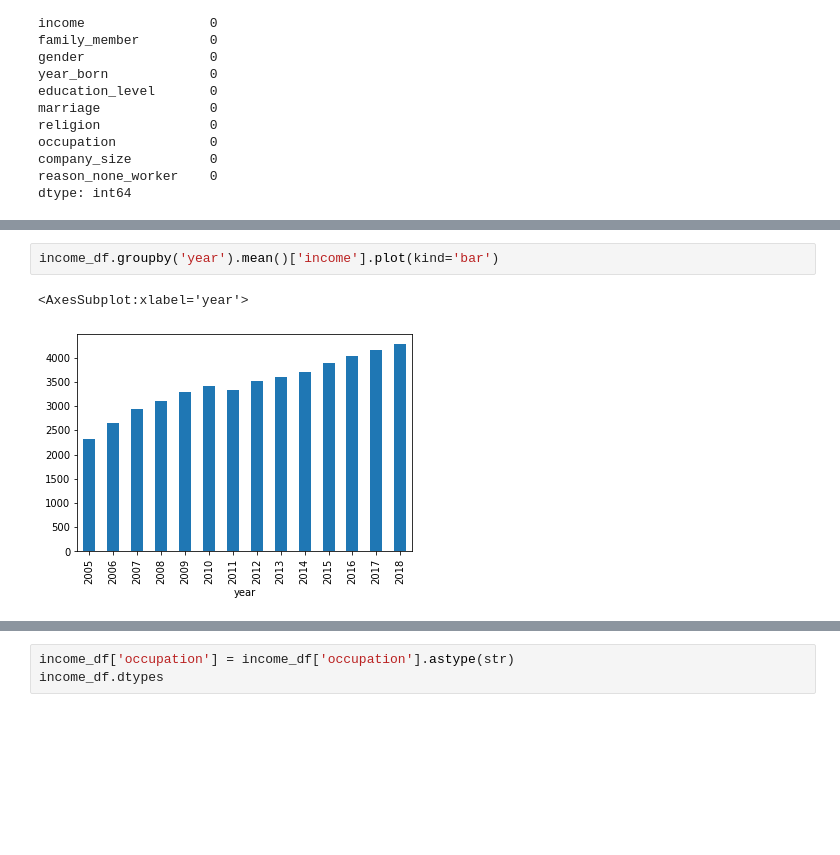
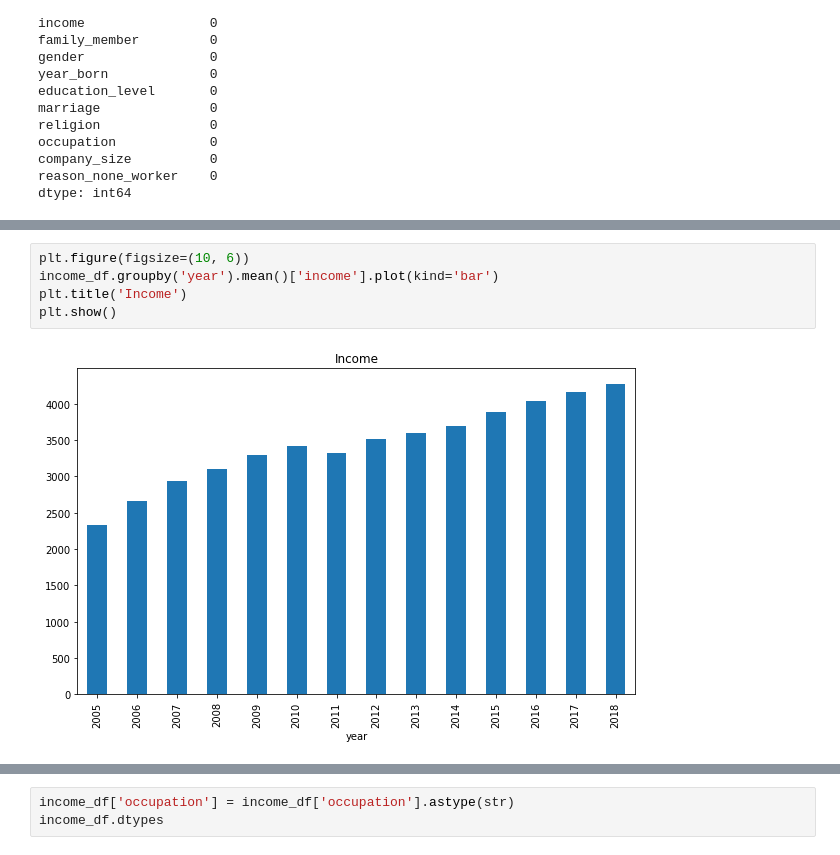
Before and after one commit to DongIk-Jang/programmers_dev_course, a Jupyter notebook: monthly_project_eda/EDA-Mission2.ipynb, the cells around one changed output, grey strips where cells are left out. Saved outputs shown, nothing was run; the diff lists cells and outputs as text; blank space fills up the shorter version.

```diff
--- a/monthly_project_eda/EDA-Mission2.ipynb
+++ b/monthly_project_eda/EDA-Mission2.ipynb
@@ -112,8 +112,10 @@ income_df.corr()
 | marriage | 0.004237 | 0.032196 | 0.032196 | -0.035228 | -0.190925 | -0.443941 | 0.402932 | 0.147027 | -0.044247 | ... |
 | religion | 0.004541 | 0.013546 | 0.013546 | 0.040886 | 0.031529 | 0.058729 | -0.138172 | 0.146381 | 0.047513 | ... |
 # %%
+plt.figure(figsize=(10, 6))
 income_df.groupby('year').mean()['income'].plot(kind='bar')
+plt.title('Income')
+plt.show()
 # %% [output]
-<AxesSubplot:xlabel='year'>
-[figure, old version]
+[figure, new version]
 # %%
```
Also changed, not shown: parts of 18 cells of this notebook.
